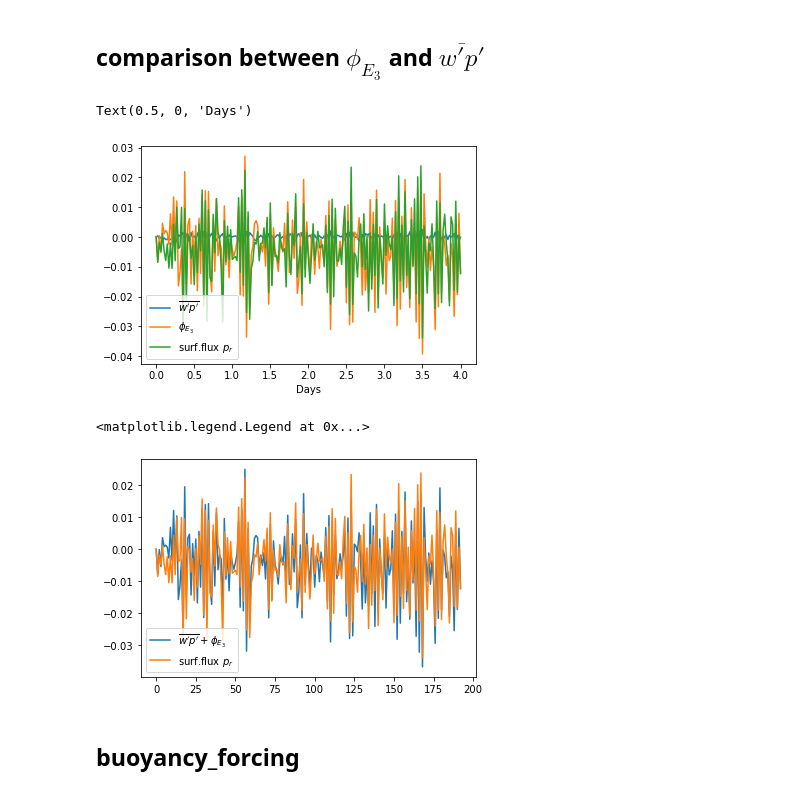
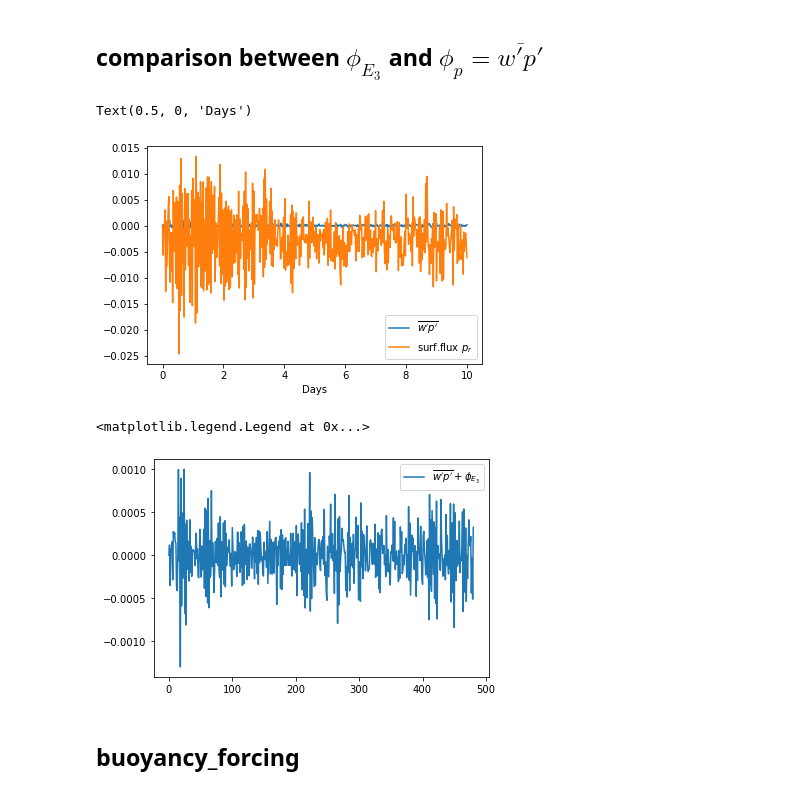
Before and after one commit to cpierard/Nyles, a Jupyter notebook: notebooks/Energy_Budget.ipynb, the cells around one changed output. Saved outputs shown, nothing was run; the diff lists cells and outputs as text; code cells hidden in the pictures.

Commit message:
correcting pressure flux irradiated and adding new notbooks to compute mixing efficiency

```diff
--- a/notebooks/Energy_Budget.ipynb
+++ b/notebooks/Energy_Budget.ipynb
@@ -6,8 +6,9 @@ import numpy.ma as ma
 import tracemalloc
 from iosubdomains import Variable
 # %%
-exp_nonrot = diag.plume('../../data/Nyles/plume_4days_nonrot/', 'plume_4days_nonrot')
-exp_rot = diag.plume('../../data/Nyles/plume_2days_pressure_4/', 'plume_2days_pressure_4')
-time = exp.time/3600/24
-r_lim = 0.3
-z_lim = 0.6
+norot = diag.plume('../../data/Nyles/plume_nonrot/', 'plume_nonrot')
+rot = diag.plume('../../data/Nyles/plume_rot/', 'plume_rot')
+#exp = diag.plume('../../data/Nyles/plume_2days_pressure_4/', 'plume_2days_pressure_4')
+time = norot.time/3600/24
+r_lim = 0.35
+z_lim = 0.55
@@ -138,2 +148,2 @@ Text(0.5, 0, 'Days')
 # %% [markdown]
-## comparison between $\phi_{E_3}$ and $\overline{w'p'}$
+## comparison between $\phi_{E_3}$ and $\phi_p = \overline{w'p'}$
@@ -143,0 +150,2 @@ total_pr_flux = exp.Surface_flux('pr', 0.3, 0.55)
+# %%
+ϕ_p = rot.Lid_flux('pr', r_lim, z_lim)
@@ -144,19 +154,19 @@ total_pr_flux = exp.Surface_flux('pr', 0.3, 0.55)
 # %%
-plt.plot(time, wp, label="$\overline{w'p'}$")
-plt.plot(time, ϕ_E3, label="$\phi_{E_3}$")
+plt.plot(time, ϕ_p, label="$\overline{w'p'}$")
+#plt.plot(time, ϕ_E3, label="$\phi_{E_3}$")
 plt.plot(time, total_pr_flux, label="surf.flux $p_r$")
 plt.legend()
 plt.xlabel('Days')
 # %% [output]
 Text(0.5, 0, 'Days')
-[figure, old version]
+[figure, new version]
 # %%
-plt.plot(wp + ϕ_E3, label="$\overline{w'p'} + \phi_{E_3}$")
-plt.plot(total_pr_flux, label="surf.flux $p_r$")
+plt.plot(ϕ_p, label="$\overline{w'p'} + \phi_{E_3}$")
+#plt.plot(total_pr_flux, label="surf.flux $p_r$")
 plt.legend()
 # %% [output]
 <matplotlib.legend.Legend at 0x...>
-[figure, old version]
+[figure, new version]
 # %% [markdown]
 ## buoyancy_forcing
 # %%
```
Also changed, not shown: parts of 51 cells of this notebook, 6 other files.
